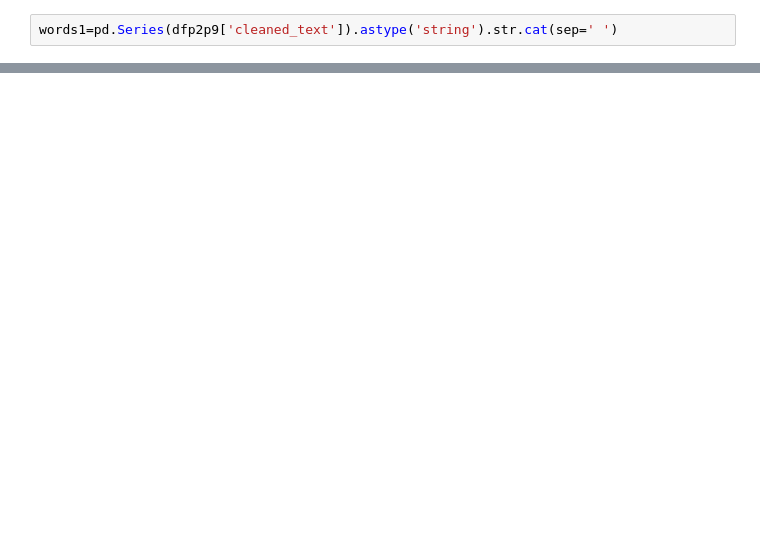
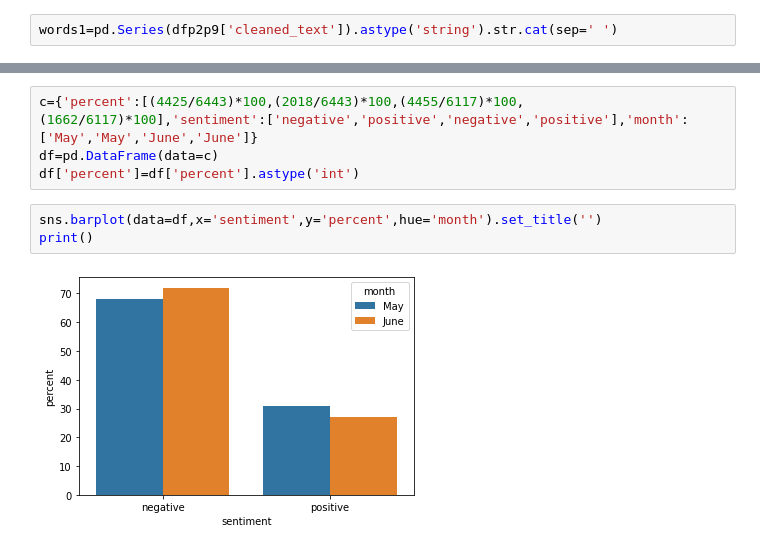
Before and after one commit to paolofesta/prove, a Jupyter notebook: TESI.ipynb, the cells around one changed output, grey strips where cells are left out. Cells and saved outputs as stored; diff of their text form; blank space fills up the shorter version.

```diff
--- a/TESI.ipynb
+++ b/TESI.ipynb
@@ -764,0 +767,9 @@ print()
+# %%
+c={'percent':[(4425/6443)*100,(2018/6443)*100,(4455/6117)*100,(1662/6117)*100],'sentiment':['negative','positive','negative','positive'],'month':['May','May','June','June']}
+df=pd.DataFrame(data=c)
+df['percent']=df['percent'].astype('int')
+# %%
+sns.barplot(data=df,x='sentiment',y='percent',hue='month').set_title('')
+print()
+# %% [output]
+[figure, added]
```
Also changed, not shown: parts of 10 cells of this notebook.
